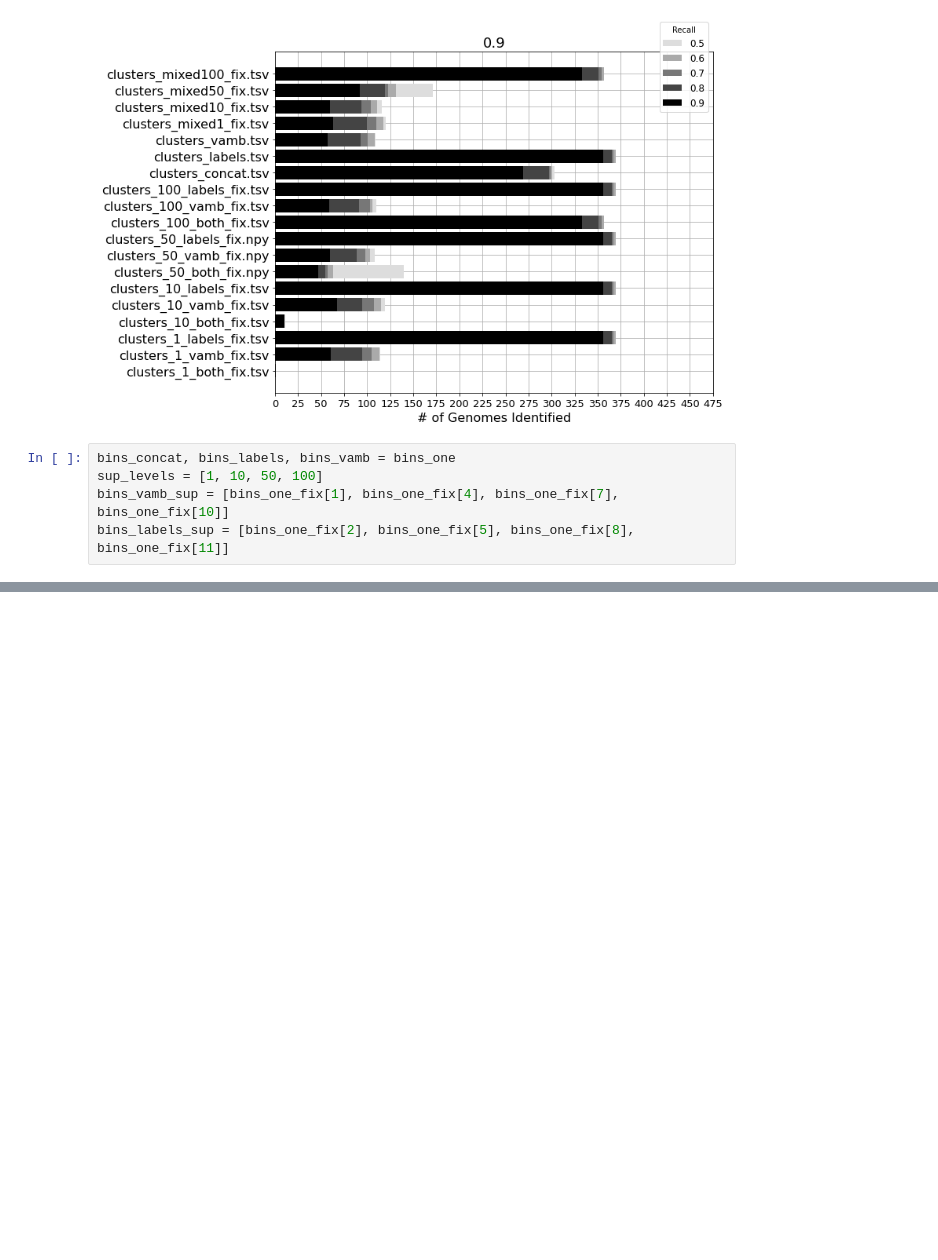
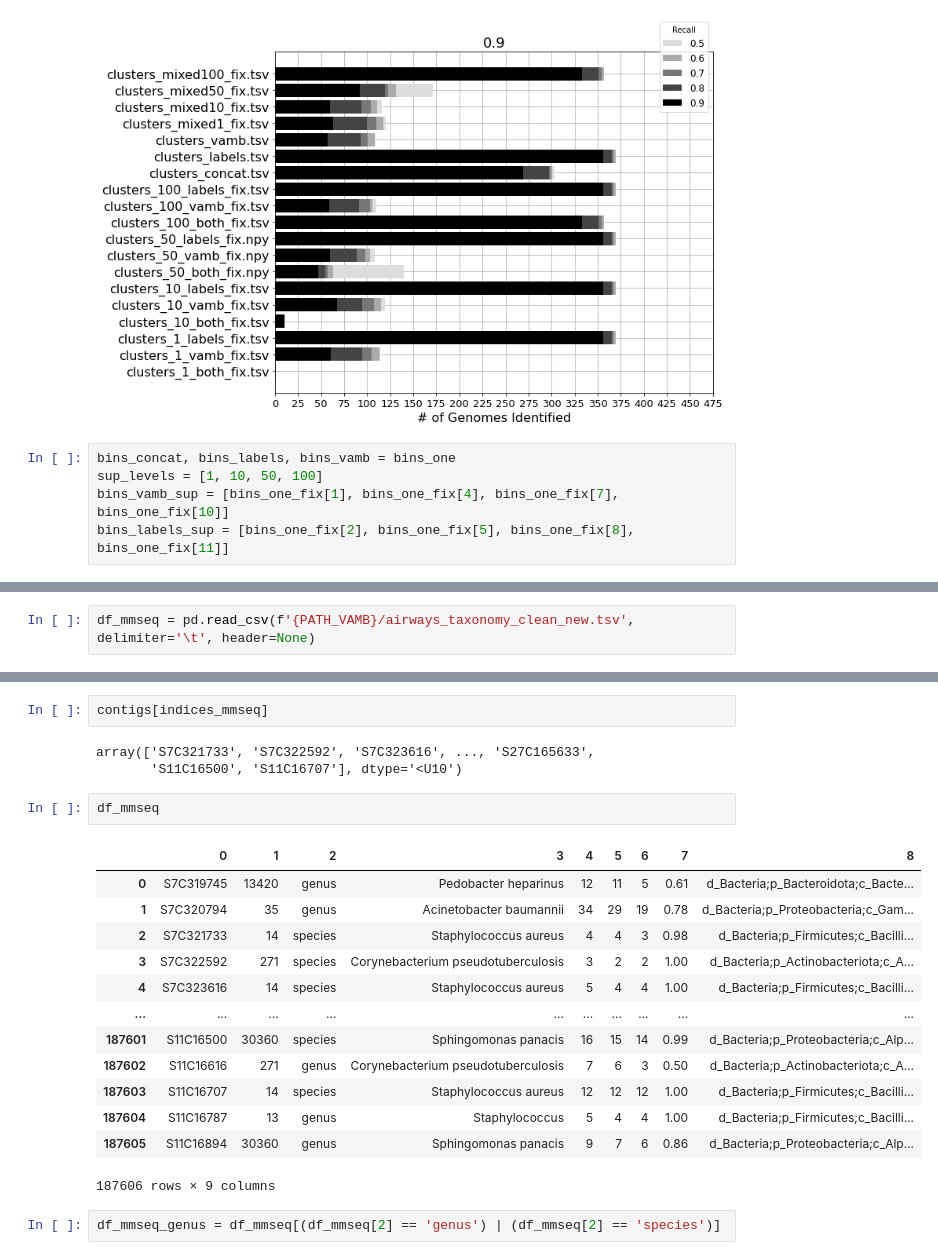
Before and after one commit to sgalkina/vamb, a Jupyter notebook: doc/vamb_semisupervised_analysis.ipynb, the cells around one changed output, grey strips where cells are left out. Drawn from its saved outputs; the diff is of its cells as text; blank space fills up the shorter version.

```diff
--- a/doc/vamb_semisupervised_analysis.ipynb
+++ b/doc/vamb_semisupervised_analysis.ipynb
@@ -499,0 +557,2 @@ plt.show()
+# %%
+df_mmseq = pd.read_csv(f'{PATH_VAMB}/airways_taxonomy_clean_new.tsv', delimiter='\t', header=None)
@@ -499,0 +588,23 @@ plt.show()
+# %%
+contigs[indices_mmseq]
+# %% [output]
+array(['S7C321733', 'S7C322592', 'S7C323616', ..., 'S27C165633',
+       'S11C16500', 'S11C16707'], dtype='<U10')
+# %%
+df_mmseq
+# %% [output]
+|  | 0 | 1 | 2 | 3 | 4 | 5 | 6 | 7 | 8 |
+| 0 | S7C319745 | 13420 | genus | Pedobacter heparinus | 12 | 11 | 5 | 0.61 | d_Bacteria;p_Bacteroidota;c_Bacte... |
+| 1 | S7C320794 | 35 | genus | Acinetobacter baumannii | 34 | 29 | 19 | 0.78 | d_Bacteria;p_Proteobacteria;c_Gam... |
+| 2 | S7C321733 | 14 | species | Staphylococcus aureus | 4 | 4 | 3 | 0.98 | d_Bacteria;p_Firmicutes;c_Bacilli... |
+| 3 | S7C322592 | 271 | species | Corynebacterium pseudotuberculosis | 3 | 2 | 2 | 1.00 | d_Bacteria;p_Actinobacteriota;c_A... |
+| 4 | S7C323616 | 14 | species | Staphylococcus aureus | 5 | 4 | 4 | 1.00 | d_Bacteria;p_Firmicutes;c_Bacilli... |
+| ... | ... | ... | ... | ... | ... | ... | ... | ... | ... |
+| 187601 | S11C16500 | 30360 | species | Sphingomonas panacis | 16 | 15 | 14 | 0.99 | d_Bacteria;p_Proteobacteria;c_Alp... |
+| 187602 | S11C16616 | 271 | genus | Corynebacterium pseudotuberculosis | 7 | 6 | 3 | 0.50 | d_Bacteria;p_Actinobacteriota;c_A... |
+| 187603 | S11C16707 | 14 | species | Staphylococcus aureus | 12 | 12 | 12 | 1.00 | d_Bacteria;p_Firmicutes;c_Bacilli... |
+| 187604 | S11C16787 | 13 | genus | Staphylococcus | 5 | 4 | 4 | 1.00 | d_Bacteria;p_Firmicutes;c_Bacilli... |
+| 187605 | S11C16894 | 30360 | genus | Sphingomonas panacis | 9 | 7 | 6 | 0.86 | d_Bacteria;p_Proteobacteria;c_Alp... |
+187606 rows × 9 columns
+# %%
+df_mmseq_genus = df_mmseq[(df_mmseq[2] == 'genus') | (df_mmseq[2] == 'species')]
```
Also changed, not shown: parts of 26 cells of this notebook, 14 other files.
